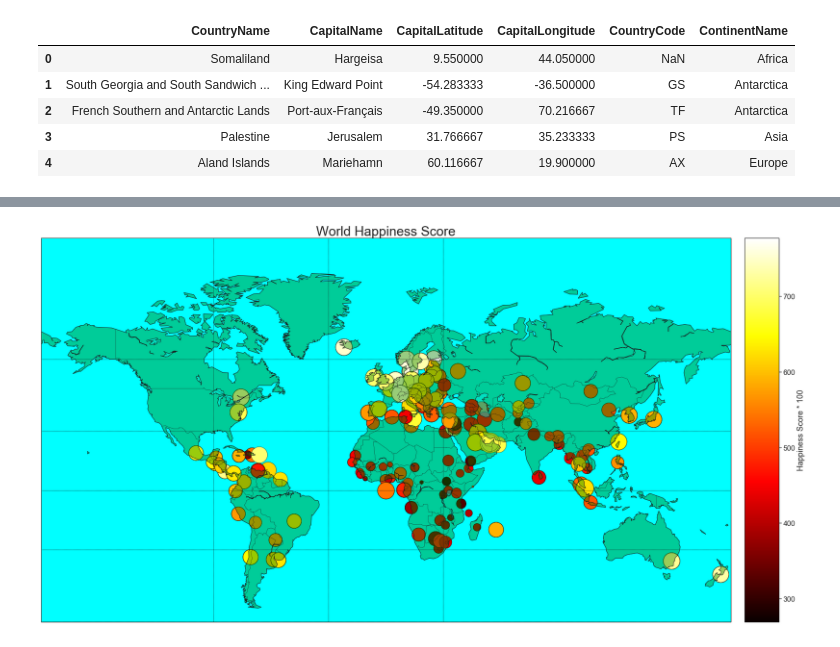
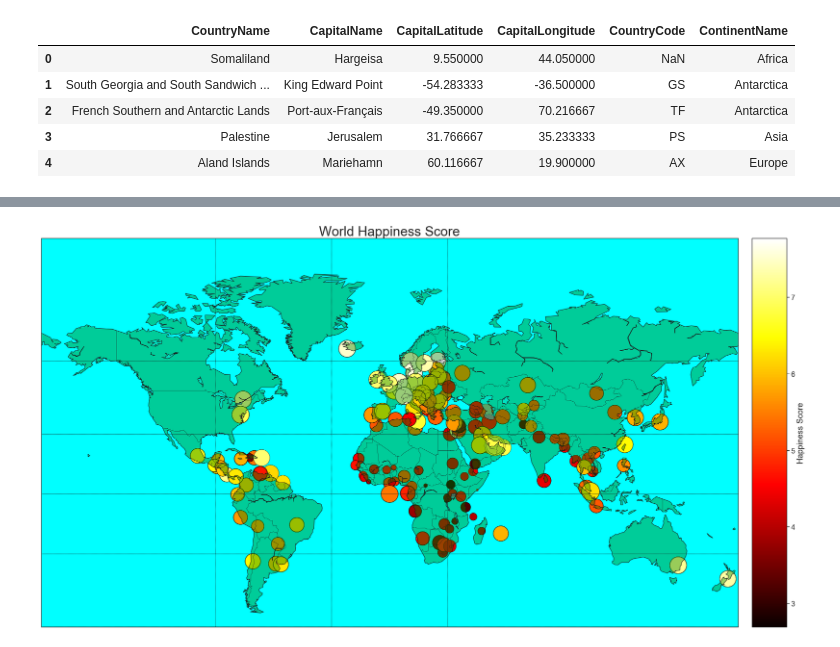
Before and after one commit to ravin013/World-Happiness-Analysis, a Jupyter notebook: World Happiness Data Analysis.ipynb, the cells around one changed output, grey strips where cells are left out. Drawn from its saved outputs; the diff is of its cells as text; code cells hidden in the pictures.

```diff
--- a/World Happiness Data Analysis.ipynb
+++ b/World Happiness Data Analysis.ipynb
@@ -228,29 +228,29 @@ full_df
 # %%
 # Map for world happiness of all countries
 def mapWorldHappiness():
     m = Basemap(projection='mill',llcrnrlat=-60,urcrnrlat=90,\
             llcrnrlon=-180,urcrnrlon=180,resolution='c')
     m.drawcoastlines()
     m.drawcountries()
     m.drawparallels(np.arange(-90,91.,30.))
     m.drawmeridians(np.arange(-90,90.,60.))
 
     m.drawmapboundary(fill_color='aqua')
     lat = full_df['CapitalLatitude'].values
     lon = full_df['CapitalLongitude'].values
     a_1 = full_df['Happiness Score'].values
     a_2 = full_df['GDP per Capita'].values
-    m.scatter(lon, lat, latlon=True,c=100*a_1,s=1000*a_2,linewidth=0.5,edgecolors='black',cmap='hot', alpha=1)
+    m.scatter(lon, lat, latlon=True,c=a_1,s=1000*a_2,linewidth=0.5,edgecolors='black',cmap='hot', alpha=1)
 
     m.fillcontinents(color='green',lake_color='aqua',alpha=0.4)
     cbar = m.colorbar()
-    cbar.set_label('Happiness Score * 100')
+    cbar.set_label('Happiness Score')
     plt.title("World Happiness Score", fontsize=30)
     plt.show()
 
 sns.set(style="white",font_scale=1.5)
 plt.figure(figsize=(30,30))
 
 mapWorldHappiness()
 # %% [output]
-[figure, old version]
+[figure, new version]
```
Also changed, not shown: parts of 5 cells of this notebook.
